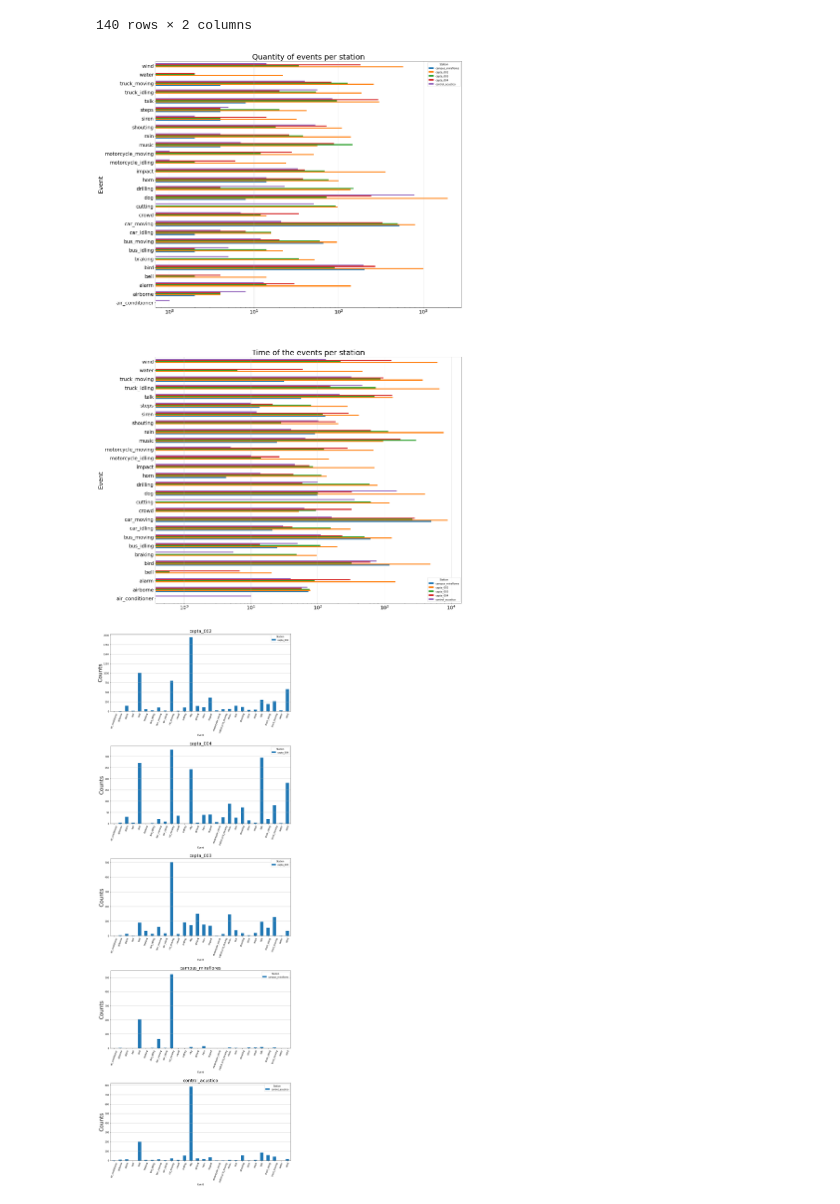
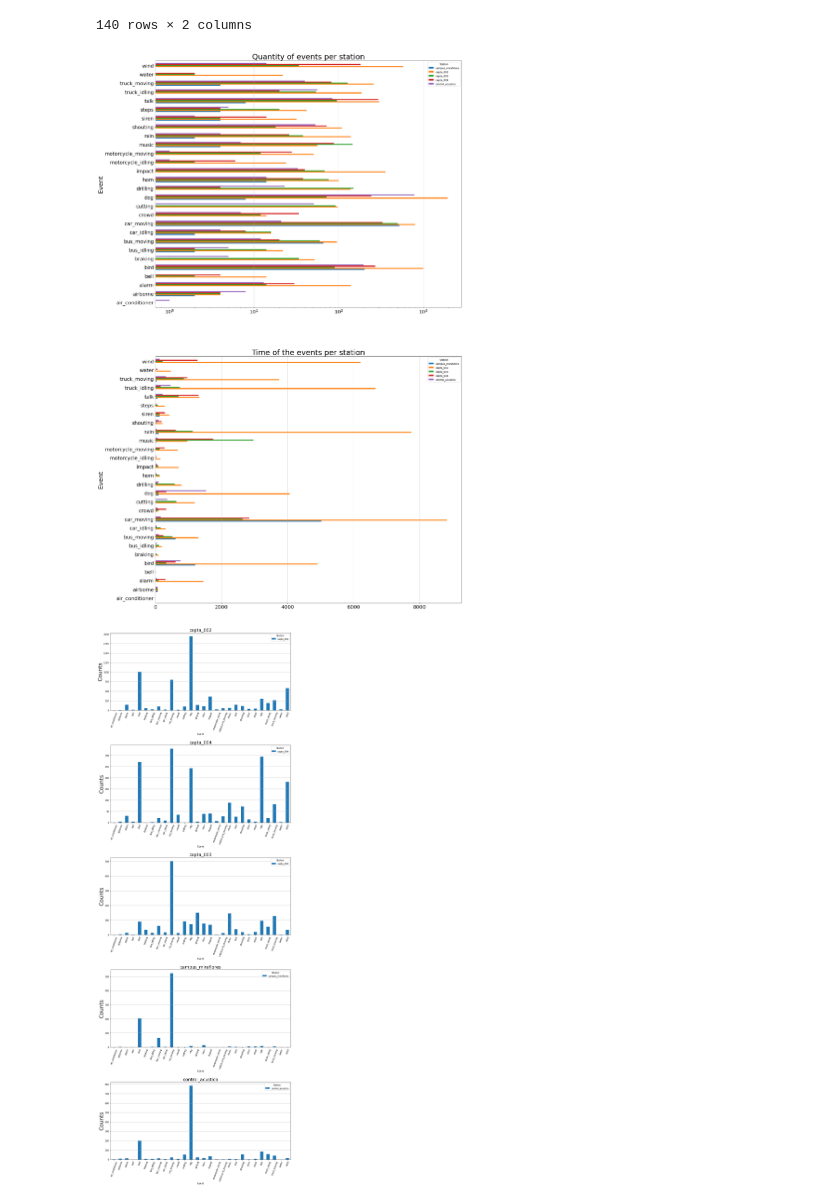
Before and after one commit to JoaquinRMorales/AuMiLAB, a Jupyter notebook: FUSA/Labellers.ipynb, the cells around one changed output. Cells and saved outputs as stored; diff of their text form; code cells hidden in the pictures.

```diff
--- a/FUSA/Labellers.ipynb
+++ b/FUSA/Labellers.ipynb
@@ -12,14 +12,9 @@ class Labeller:
         self.time = 0
         self.counter = 0
 
+
         print(self.name, "has been added")
 
-    def to_dict(self):
-        return{
-            "Name": self.name,
-            "Stations": self.stations,
-            "Time": self.time
-        }
 
     def add_station(self, station):
         self.stations.append(Station(station))
@@ -34,12 +29,6 @@ class Station:
         self.time = 0
         self.counter = 0
 
-    def to_dict(self):
-        return{
-            "Name": self.name,
-            "Events": self.events,
-            "Time": self.time
-        }
 
     def add_event(self, event):
         self.events.append(Event(event))
@@ -52,13 +41,11 @@ class Event:
         self.name = name
         self.time = 0
         self.counter = 0
+        self.windows = 0
 
-    def to_dict(self):
-        return{
-            "Name": self.name,
-            "Time": self.time,
-            "Counter": self.counter
-        }
+    def _windows(self):
+        #Window / time relationship, 10 seconds -> 1001 windows
+        self.windows = (self.time * 1001) / 10
 # %%
 #lecture of metadata and acts as a getter of future objects names, as a defaul, this func will metadata1_4.txt
 #in the same folder of proyect
@@ -69,9 +56,9 @@ def catego_reader():
     #get unique names from columns
     lab = c.labeller.unique()
     est = c.station.unique()
-    evt = c.kind.unique()
+    evt = c.label.unique()
 
-    #return table and uniques names of columns labeller, station and kind, last one changued from class due conflicts
+    #return table and uniques names of columns labeller, station and label, last one changued from class due conflicts
     return c, lab, est, evt
 
 
@@ -138,6 +125,9 @@ def data_builder(c, labellers):
                                 #add +1 to event counter
                                 setattr(e, "counter", getattr(e, "counter") + 1)
 
+                                #calculation of windows, recalculate as time is added
+                                e._windows()
+
                                 #also adding the time to the station because... why not after all?
                                 setattr(s, "time", getattr(s, "time") + last)
                                 setattr(s, "counter", getattr(s, "counter") + 1)
@@ -199,9 +189,9 @@ def events_df(labellers):
         for s in l.stations:
             for e in s.events:
 
-                data.append([l.name, s.name, e.name, e.time, e.counter])
+                data.append([l.name, s.name, e.name, e.time, e.counter, e.windows])
 
-    return pd.DataFrame(data, columns = ["Labeller", "Station", "Event", "Acumulated event time", "Event counter"])
+    return pd.DataFrame(data, columns = ["Labeller", "Station", "Event", "Acumulated event time", "Event counter", "Windows"])
 
 #returns map of dataframes splitted with station criteria of n stations
 def events_station_splitter(df):
@@ -219,7 +209,7 @@ def events_station_splitter(df):
                 data[s].append(df.loc[i])
 
     for s in st:
-        data[s] = pd.DataFrame(data[s], columns = ["Labeller", "Station", "Event", "Acumulated event time", "Event counter"])
+        data[s] = pd.DataFrame(data[s], columns = ["Labeller", "Station", "Event", "Acumulated event time", "Event counter", "Windows"])
 
     return data, st
 
@@ -416,25 +406,25 @@ events_compressed_df(labellers)
 # %%
 df = events_compressed_df(labellers)
 
 fig, axes = plt.subplots(nrows = 2, ncols = 1, figsize = (22, 40))
 
 plt.setp(axes[0].get_xticklabels(), fontsize=20)
 plt.setp(axes[0].get_yticklabels(), fontsize=20)
 axes[0].set_title("Quantity of events per station", fontdict={"fontsize": 30, "fontweight": "medium"})
 axes[0].set_ylabel("", fontsize=25)
 
 
 plt.setp(axes[1].get_xticklabels(), fontsize=20)
 plt.setp(axes[1].get_yticklabels(), fontsize=20)
 axes[1].set_title("Time of the events per station", fontdict={"fontsize": 30, "fontweight": "medium"})
 axes[1].set_ylabel("", fontsize=25)
 
 
 
 df.pivot_table(index = "Event", columns = "Station", values = "Event counter").plot.barh(ax = axes[0], logx=True, width=0.6).grid("on", axis ="x")
-df.pivot_table(index = "Event", columns = "Station", values = "Acumulated event time").plot.barh(ax = axes[1], logx=True, width=0.6).grid("on", axis ="x")
+df.pivot_table(index = "Event", columns = "Station", values = "Acumulated event time").plot.barh(ax = axes[1], logx=False, width=0.6).grid("on", axis ="x")
 # %% [output]
-[figure, old version]
+[figure, new version]
 # %%
 df = events_df(labellers)
 df, st = events_station_splitter(df)
```
Also changed, not shown: parts of 5 cells of this notebook, 1 other file.
